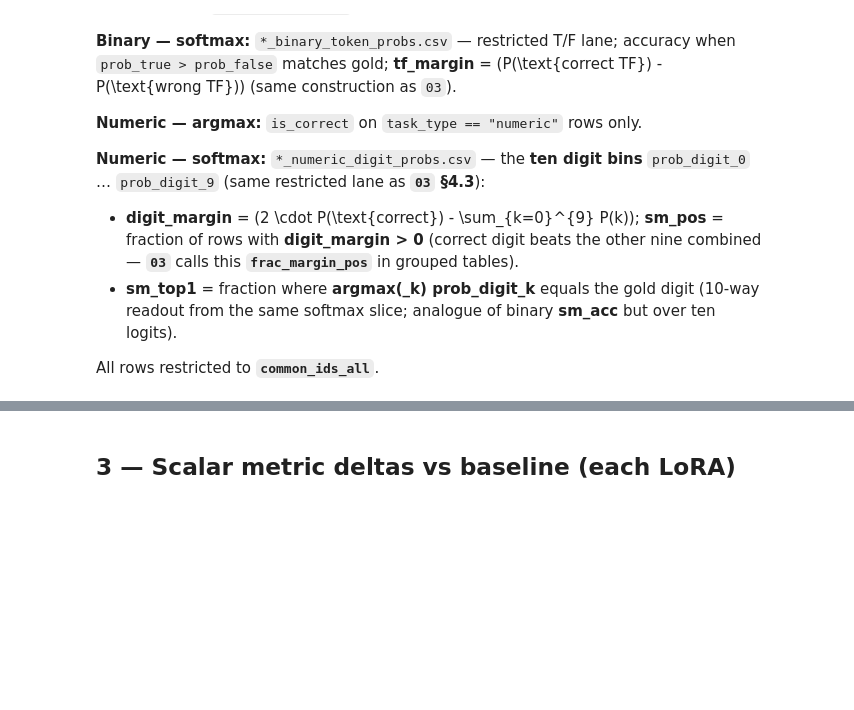
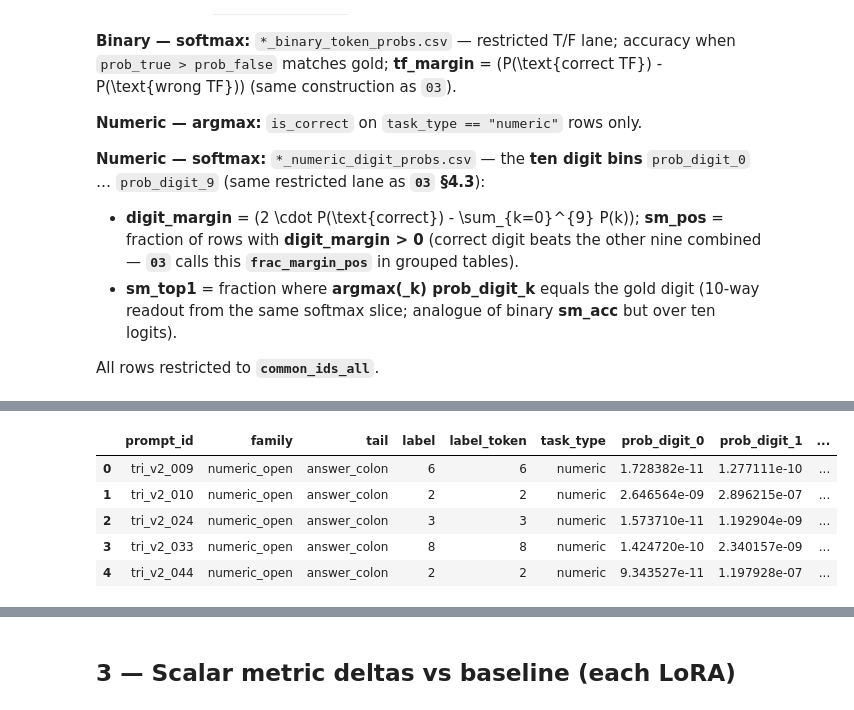
Before and after one commit to hollolaszlo88/thesis_circuit_breaker, a Jupyter notebook: my_work/notebooks/05_lora_comparison.ipynb, the cells around one changed output, grey strips where cells are left out. Saved outputs shown, nothing was run; the diff lists cells and outputs as text; code cells hidden in the pictures; blank space fills up the shorter version.

```diff
--- a/my_work/notebooks/05_lora_comparison.ipynb
+++ b/my_work/notebooks/05_lora_comparison.ipynb
@@ -510,0 +535,16 @@ l3          240        0.108333       0.000000             1.0    0.616822     -
+# %%
+import pandas as pd
+
+df_l3_num_softmax = pd.read_csv(
+    FIRST_TOKEN_DIR / "lora_numeric_digit_probs_lora_l3_tri_num.csv",
+    dtype={"prompt_id": str},
+)
+# %%
+df_l3_num_softmax.head()
+# %% [output]
+|  | prompt_id | family | tail | label | label_token | task_type | prob_digit_0 | prob_digit_1 | ... |
+| 0 | tri_v2_009 | numeric_open | answer_colon | 6 | 6 | numeric | 1.728382e-11 | 1.277111e-10 | ... |
+| 1 | tri_v2_010 | numeric_open | answer_colon | 2 | 2 | numeric | 2.646564e-09 | 2.896215e-07 | ... |
+| 2 | tri_v2_024 | numeric_open | answer_colon | 3 | 3 | numeric | 1.573710e-11 | 1.192904e-09 | ... |
+| 3 | tri_v2_033 | numeric_open | answer_colon | 8 | 8 | numeric | 1.424720e-10 | 2.340157e-09 | ... |
+| 4 | tri_v2_044 | numeric_open | answer_colon | 2 | 2 | numeric | 9.343527e-11 | 1.197928e-07 | ... |
```
Also changed, not shown: parts of 21 cells of this notebook, 18 other files.
